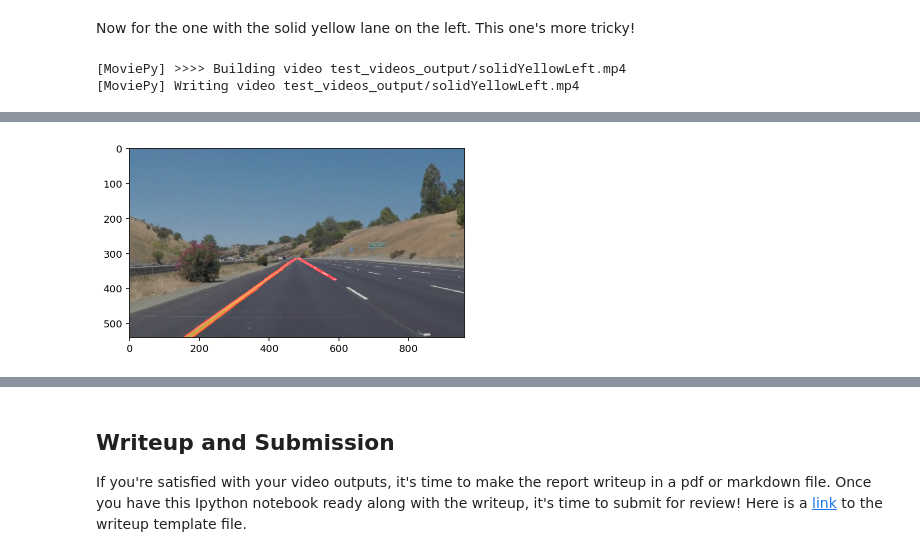
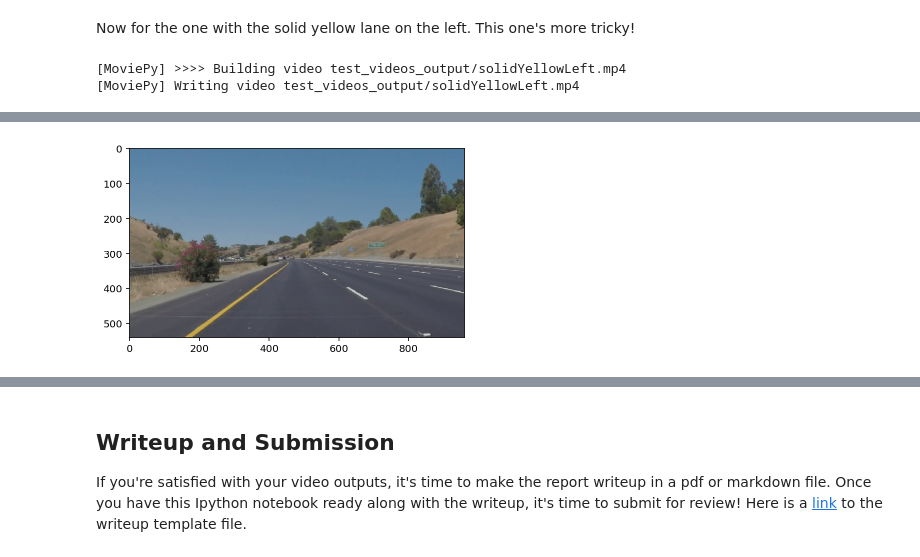
Before and after one commit to scollins83/CarND-LaneLines-P1, a Jupyter notebook: P1.ipynb, the cells around one changed output, grey strips where cells are left out. Saved outputs shown, nothing was run; the diff lists cells and outputs as text; code cells hidden in the pictures.

```diff
--- a/P1.ipynb
+++ b/P1.ipynb
@@ -260,2 +269,0 @@ lines = cv2.HoughLinesP(masked_image, 2, (np.pi/180), 15, 75, 20)
-# %%
-hough_image = hough_lines(masked_image, 2, (np.pi/180), 15, 75, 20)
@@ -317,4 +269,0 @@ plt.imshow(line_img)
-# %%
-weighted_image = weighted_img(hough_image, tester_image)
-#line_image = draw_lines(image, hough_image)
-plt.imshow(weighted_image)
@@ -351,12 +297,9 @@ for filename in os.listdir("test_images/"):
     gray_image = grayscale(image)
     canny_image = canny(gray_image, canny_low_threshold, canny_high_threshold)
     gb_image = gaussian_blur(canny_image, 3)
-    # (540, 960, 3)
     masked_image = region_of_interest(gb_image, np.array([[(0, 540),(470,310),(510,310),(960,540)]]))
-    hough_image = hough_lines(masked_image, 2, (np.pi/180), 15, 75, 20)
-    #image_with_lines = draw_lines(masked_image, )
+    hough_image = hough_lines(masked_image, 2, (np.pi/180), 15, 75, 20, use_beta_draw=False)
     weighted_image = weighted_img(hough_image, image)
-    #line_image = draw_lines(image, hough_image)
     plt.imshow(weighted_image)
 # %% [output]
 [figure]
@@ -401,2 +341,15 @@ def process_image(image):
     plt.imshow(weighted_image)
     return weighted_image
+# %%
+def process_image_beta(image, use_beta_draw=True):
+    # NOTE: The output you return should be a color image (3 channel) for processing video below
+    # TODO: put your pipeline here,
+    # you should return the final output (image where lines are drawn on lanes)
+    gray_image = grayscale(image)
+    canny_image = canny(gray_image, canny_low_threshold, canny_high_threshold)
+    gb_image = gaussian_blur(canny_image, 3)
+    masked_image = region_of_interest(gb_image, np.array([[(0, 540),(470,310),(510,310),(960,540)]]))
+    hough_image = hough_lines(masked_image, 2, (np.pi/180), 15, 75, 20, use_beta_draw=use_beta_draw)
+    weighted_image = weighted_img(hough_image, image)
+    plt.imshow(weighted_image)
+    return weighted_image
@@ -447,7 +413,7 @@ yellow_output = 'test_videos_output/solidYellowLeft.mp4'
 ## You may also uncomment the following line for a subclip of the first 5 seconds
 ##clip2 = VideoFileClip('test_videos/solidYellowLeft.mp4').subclip(0,5)
 clip2 = VideoFileClip('test_videos/solidYellowLeft.mp4')
-yellow_clip = clip2.fl_image(process_image)
+yellow_clip = clip2.fl_image(process_image_beta)
 %time yellow_clip.write_videofile(yellow_output, audio=False)
 # %% [output]
 [MoviePy] >>>> Building video test_videos_output/solidYellowLeft.mp4
@@ -460,4 +426,4 @@ Wall time: 17.5 s
-[figure, old version]
+[figure, new version]
 # %%
 HTML("""
 <video width="960" height="540" controls>
```
Also changed, not shown: parts of 20 cells of this notebook, 2 other files.
